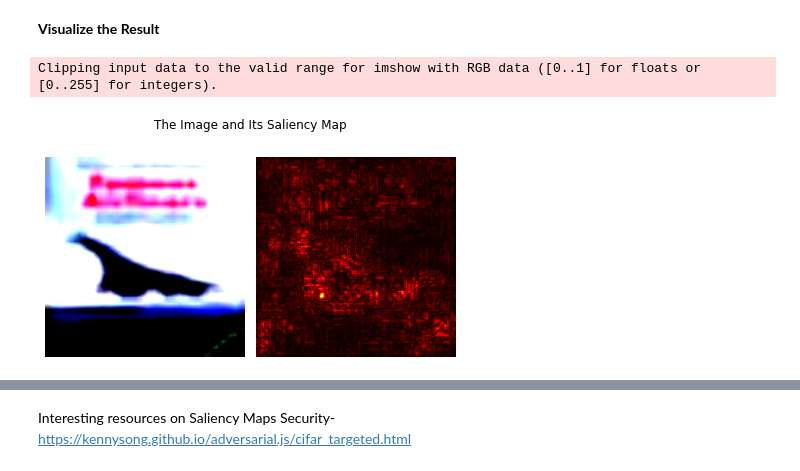
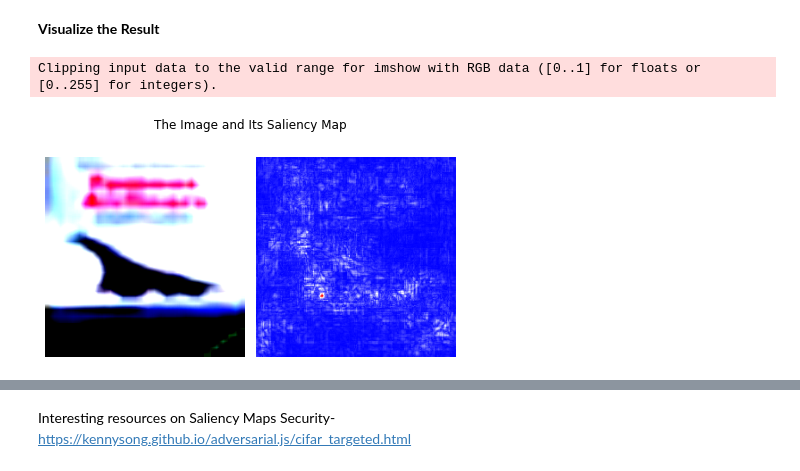
Before and after one commit to mernaAlghannam/NN-and-CNN-Model, a Jupyter notebook: Saliency_Map-CIFARImage.ipynb, the cells around one changed output, grey strips where cells are left out. Saved outputs shown, nothing was run; the diff lists cells and outputs as text; code cells hidden in the pictures.

```diff
--- a/Saliency_Map-CIFARImage.ipynb
+++ b/Saliency_Map-CIFARImage.ipynb
@@ -97,22 +98,24 @@ output_max.backward()
 # %%
 import torch
 import torch.nn as nn
 # Retireve the saliency map and also pick the maximum value from channels on each pixel.
 # In this case, we look at dim=1. Recall the shape (batch_size, channel, width, height)
 saliency, _ = torch.max(X.grad.data.abs(), dim=1)
 saliency = saliency.reshape(224, 224)
 
 X = X.reshape(-1, 224, 224)
 
 # Visualize the image and the saliency map
 fig, ax = plt.subplots(1, 2)
 ax[0].imshow(X.detach().numpy().transpose(1, 2, 0))
 ax[0].axis('off')
-ax[1].imshow(saliency, cmap='hot')
+
+#blue correspond to negative, white correspond to positive, and red is zero
+ax[1].imshow(saliency, cmap='bwr')
 ax[1].axis('off')
 plt.tight_layout()
 fig.suptitle('The Image and Its Saliency Map')
 plt.show()
 # %% [output]
 Clipping input data to the valid range for imshow with RGB data ([0..1] for floats or [0..255] for integers).
-[figure, old version]
+[figure, new version]
```
Also changed, not shown: parts of 8 cells of this notebook.
